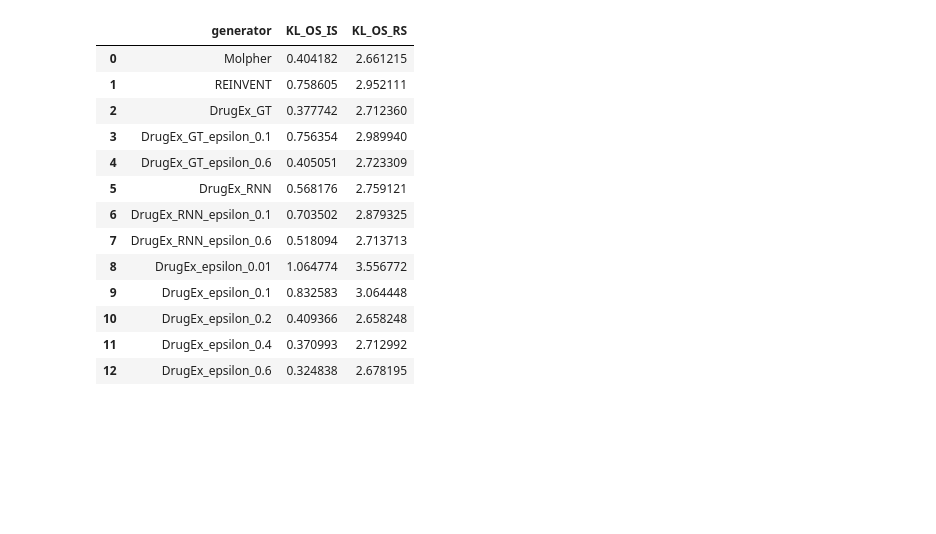
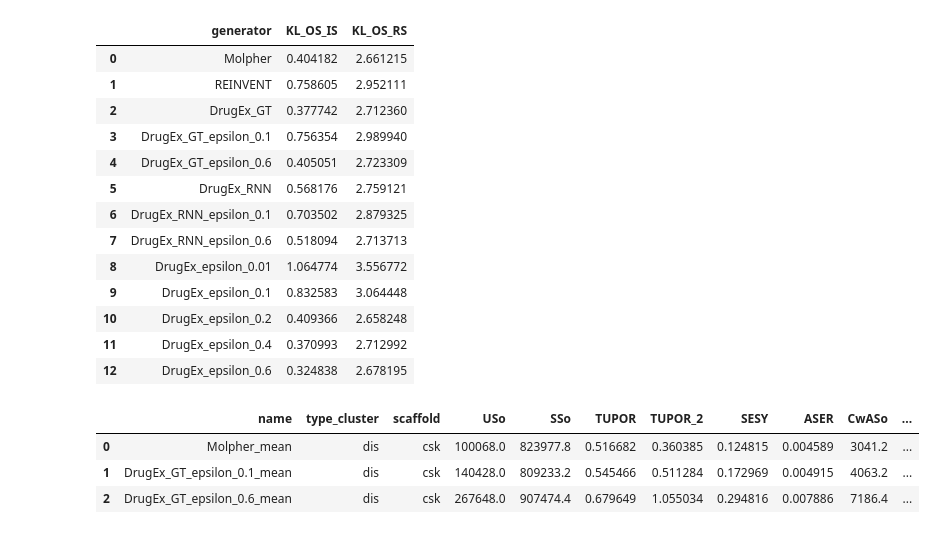
Before and after one commit to filvaleriia/scaffold-based-metrics, a Jupyter notebook: pridani_KL.ipynb, the cells around one changed output. Saved outputs shown, nothing was run; the diff lists cells and outputs as text; code cells hidden in the pictures; blank space fills up the shorter version.

```diff
--- a/pridani_KL.ipynb
+++ b/pridani_KL.ipynb
@@ -66,3 +67,45 @@ df_KL_dis_0
 | 10 | DrugEx_epsilon_0.2 | 0.409366 | 2.658248 |
 | 11 | DrugEx_epsilon_0.4 | 0.370993 | 2.712992 |
 | 12 | DrugEx_epsilon_0.6 | 0.324838 | 2.678195 |
+# %%
+def connect_mean_value(reeptor, scaffold_type, type_cluster, generators_name_list):
+    path = f"data/results/{receptor}/{scaffold_type}_scaffolds/{type_cluster}/"
+    link = {}
+    for generator in generators_name_list:
+        link[f'link_{generator}'] = f'{path}{generator}_mean_with_KL_{scaffold_type}_{type_cluster}.csv'
+
+    df = pd.DataFrame()
+    for x,y in link.items():
+        a = pd.read_csv(y)
+        df = pd.concat([df, a], ignore_index=True)
+
+    df = df.drop(columns = ['TUPOR_'])
+
+    dff = df.copy()
+    dff['SSo'] = dff['SSo'].apply(lambda x : "{:,}".format(x))
+    dff['USo'] = dff['USo'].apply(lambda x : "{:,}".format(x))
+    dff['CwASo'] = dff['CwASo'].apply(lambda x : "{:,}".format(x))
+
+
+    dff.to_csv(f"{path}/mean_with_KL_{scaffold_type}_{type_cluster}_with_coma.csv", index = False)
+    df.to_csv(f"{path}/mean_with_KL_{scaffold_type}_{type_cluster}.csv", index = False)
+    dff.to_html(f"{path}/mean_with_KL_{scaffold_type}_{type_cluster}.html", index = False)
+
+
+    display(df[['name','type_cluster','scaffold','USo',	'SSo','TUPOR', 'TUPOR_2', 'SESY','ASER','CwASo',	'metric_1',	'metric_2',	'KL_OS_IS']])
+    return df
+# %%
+#type_cluster = 'dis' #options: 'dis'|'sim'
+#scaffold_type = 'csk' #options: 'csk'|'murcko'
+#generators_name_list = [ 'Molpher', 'REINVENT'] #options: 'Molpher'|'DrugEx'
+receptor = 'Glucocorticoid_receptor' #options: 'Glucocorticoid_receptor'|'Leukocyte_elastase'
+
+generators_name_list= ['Molpher', 'DrugEx_GT_epsilon_0.1','DrugEx_GT_epsilon_0.6']
+for type_cluster in ['dis']:
+    for scaffold_type in ['csk']:
+        df = connect_mean_value(receptor, scaffold_type, type_cluster, generators_name_list)
+# %% [output]
+|  | name | type_cluster | scaffold | USo | SSo | TUPOR | TUPOR_2 | SESY | ASER | CwASo | ... |
+| 0 | Molpher_mean | dis | csk | 100068.0 | 823977.8 | 0.516682 | 0.360385 | 0.124815 | 0.004589 | 3041.2 | ... |
+| 1 | DrugEx_GT_epsilon_0.1_mean | dis | csk | 140428.0 | 809233.2 | 0.545466 | 0.511284 | 0.172969 | 0.004915 | 4063.2 | ... |
+| 2 | DrugEx_GT_epsilon_0.6_mean | dis | csk | 267648.0 | 907474.4 | 0.679649 | 1.055034 | 0.294816 | 0.007886 | 7186.4 | ... |
```
Also changed, not shown: parts of 2 cells of this notebook, 4 other files.
